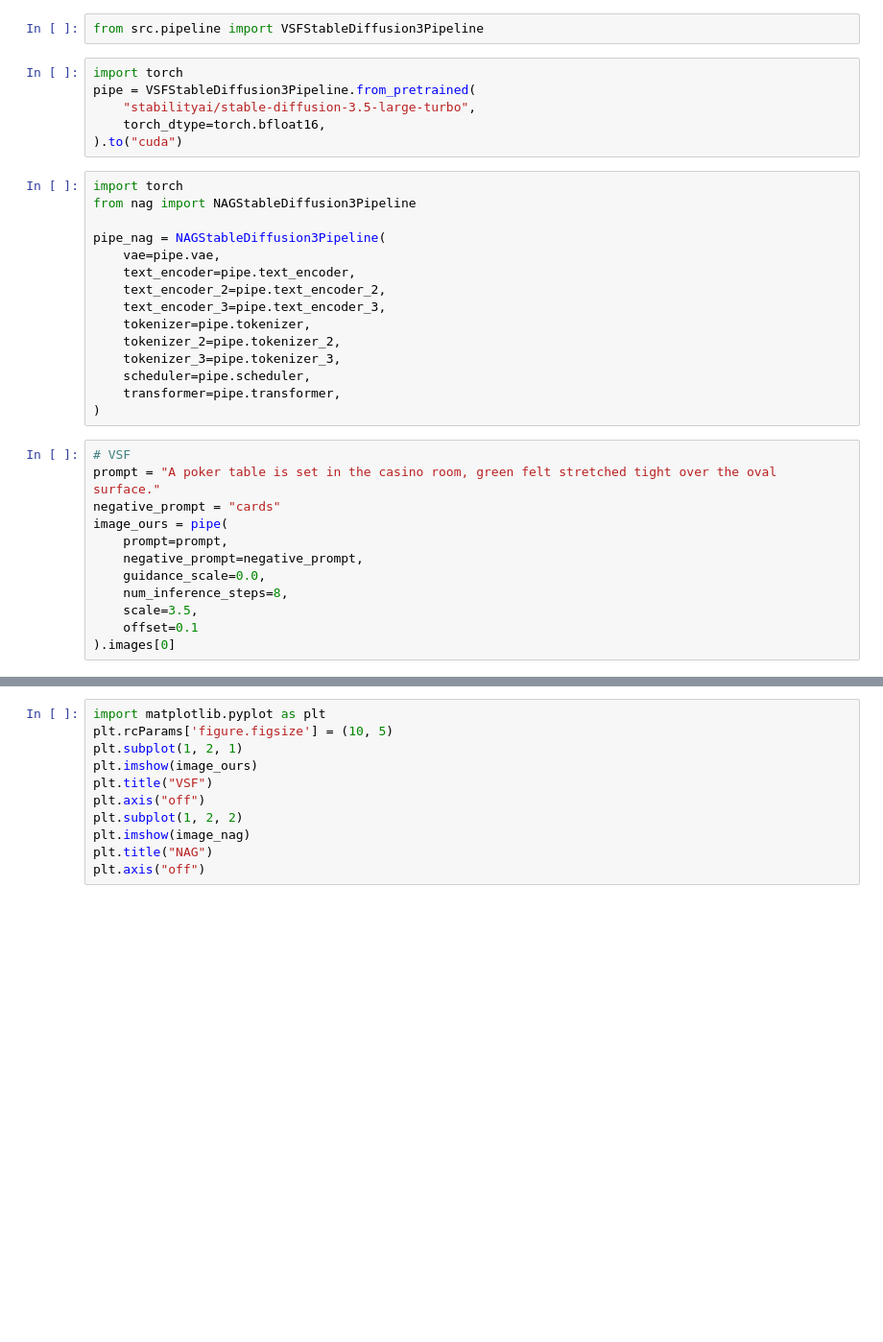
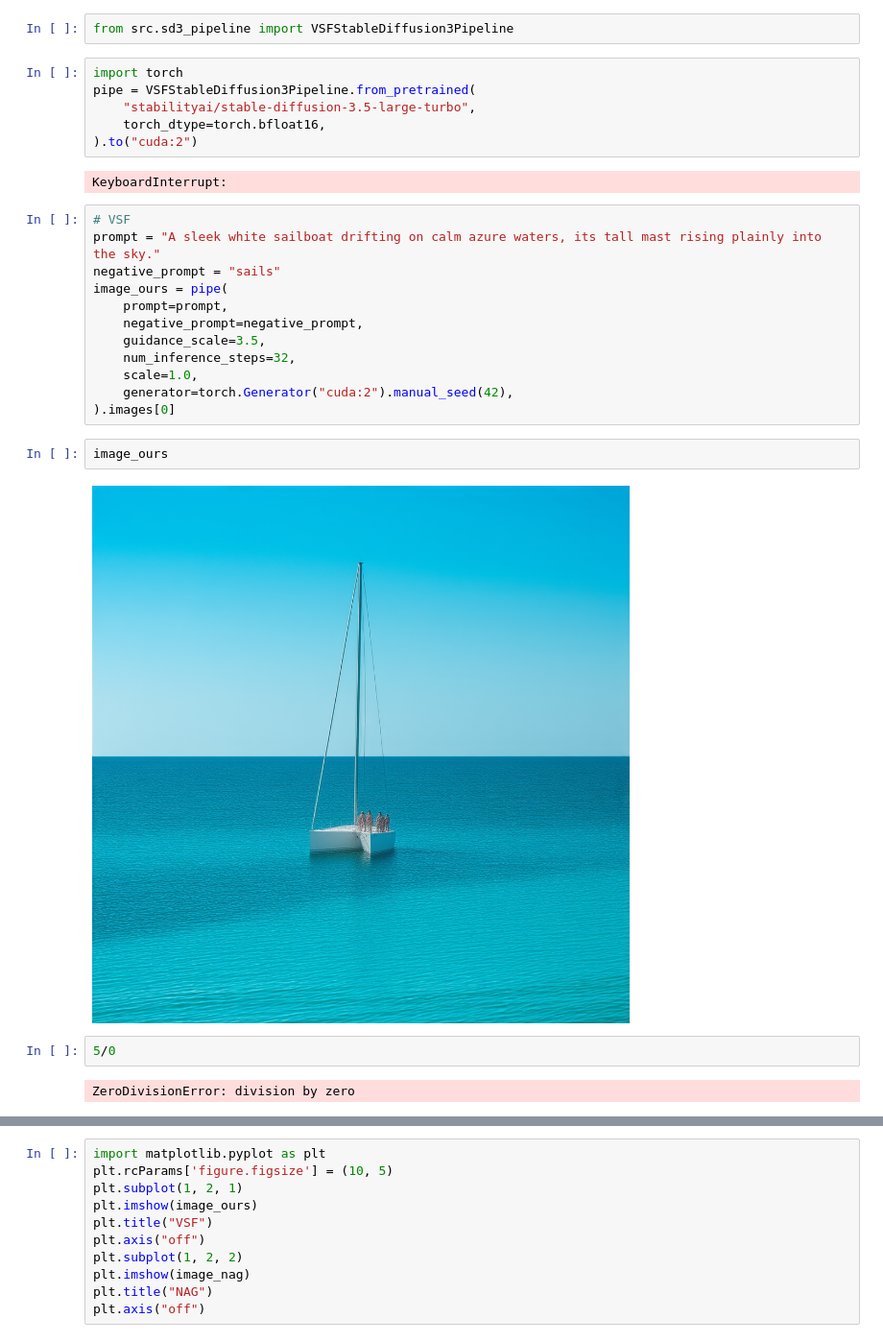
Before and after one commit to weathon/VSF, a Jupyter notebook: demo.ipynb, the cells around one changed output, grey strips where cells are left out. Shown at 96% size. Drawn from its saved outputs; the diff is of its cells as text; blank space fills up the shorter version.

```diff
--- a/demo.ipynb
+++ b/demo.ipynb
@@ -1,35 +1,30 @@
 # %%
-from src.pipeline import VSFStableDiffusion3Pipeline
+from src.sd3_pipeline import VSFStableDiffusion3Pipeline
 # %%
 import torch
 pipe = VSFStableDiffusion3Pipeline.from_pretrained(
     "stabilityai/stable-diffusion-3.5-large-turbo",
     torch_dtype=torch.bfloat16,
-).to("cuda")
+).to("cuda:2")
+# %% [output]
+KeyboardInterrupt:
-# %%
-import torch
-from nag import NAGStableDiffusion3Pipeline
-
-pipe_nag = NAGStableDiffusion3Pipeline(
-    vae=pipe.vae,
-    text_encoder=pipe.text_encoder,
-    text_encoder_2=pipe.text_encoder_2,
-    text_encoder_3=pipe.text_encoder_3,
-    tokenizer=pipe.tokenizer,
-    tokenizer_2=pipe.tokenizer_2,
-    tokenizer_3=pipe.tokenizer_3,
-    scheduler=pipe.scheduler,
-    transformer=pipe.transformer,
-)
 # %%
 # VSF
-prompt = "A poker table is set in the casino room, green felt stretched tight over the oval surface."
-negative_prompt = "cards"
+prompt = "A sleek white sailboat drifting on calm azure waters, its tall mast rising plainly into the sky."
+negative_prompt = "sails"
 image_ours = pipe(
     prompt=prompt,
     negative_prompt=negative_prompt,
-    guidance_scale=0.0,
-    num_inference_steps=8,
-    scale=3.5,
-    offset=0.1
+    guidance_scale=3.5,
+    num_inference_steps=32,
+    scale=1.0,
+    generator=torch.Generator("cuda:2").manual_seed(42),
 ).images[0]
+# %%
+image_ours
+# %% [output]
+[figure, added]
+# %%
+5/0
+# %% [output]
+ZeroDivisionError: division by zero
```
Also changed, not shown: parts of 7 cells of this notebook, 3 other files.
